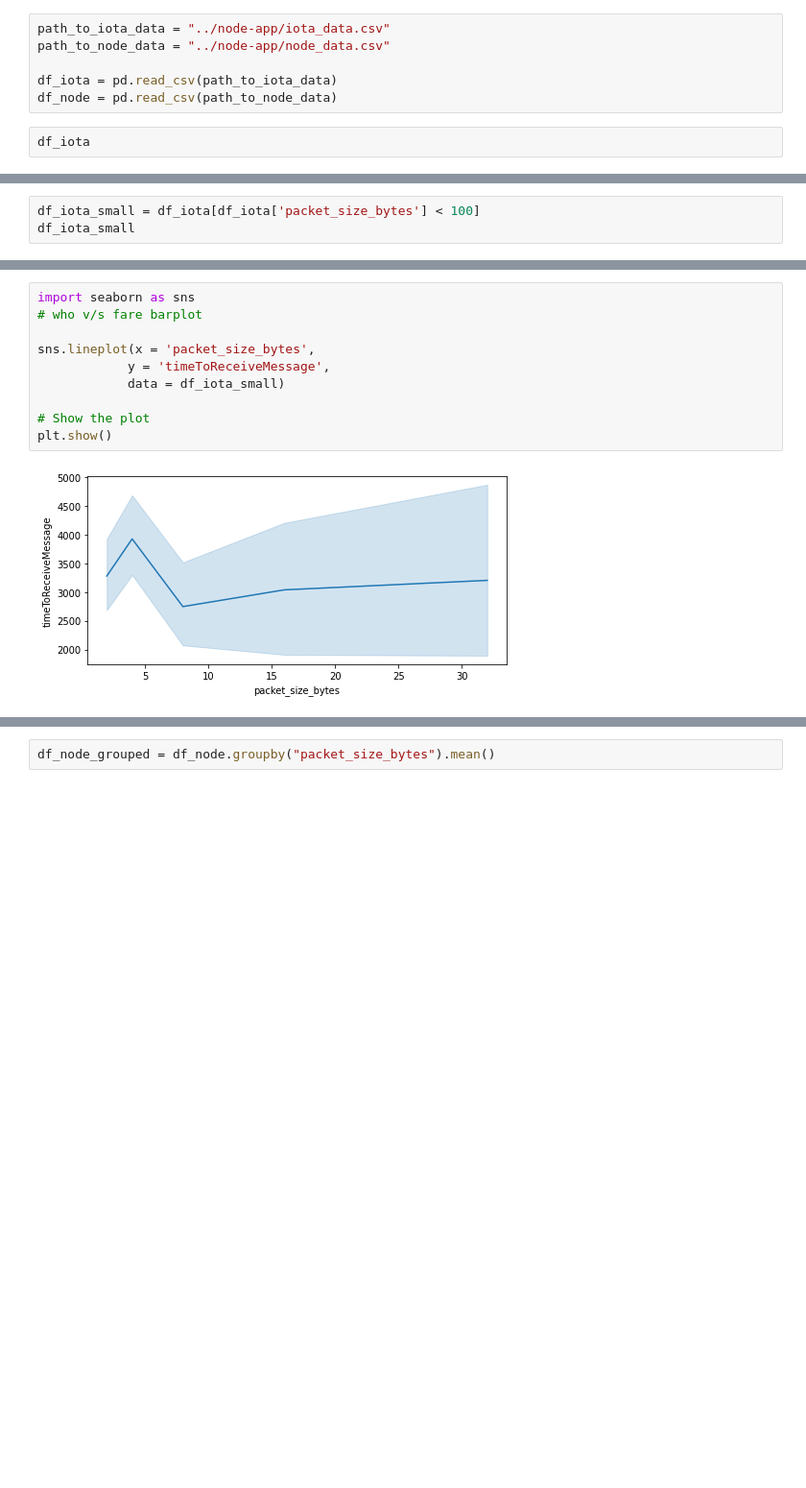
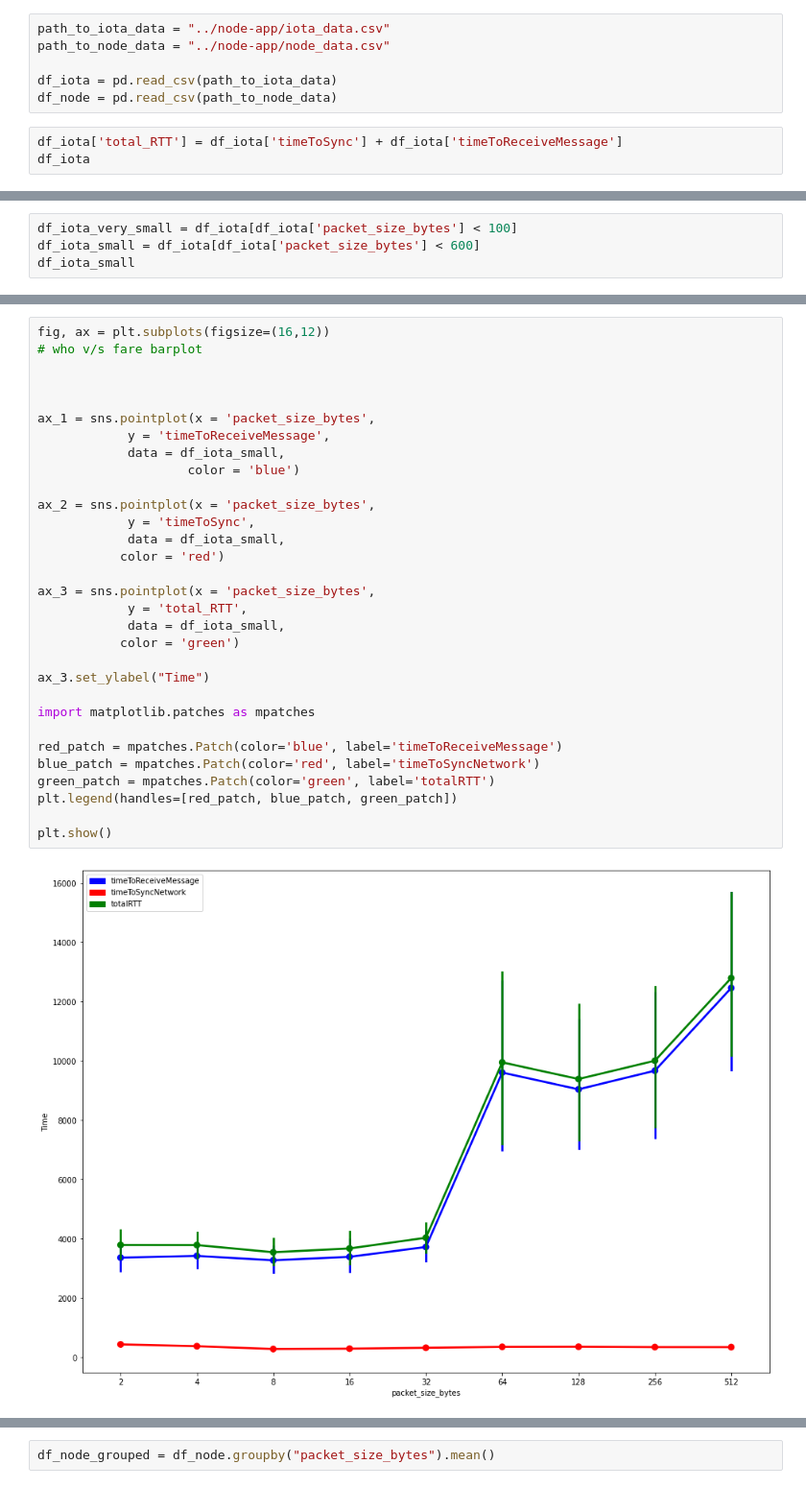
Before and after one commit to jameseoconnor/meng-project-iota-saev, a Jupyter notebook: analysis/Untitled1.ipynb, the cells around one changed output, grey strips where cells are left out. Shown: that part at 96% size. Drawn from its saved outputs; the diff is of its cells as text; blank space fills up the shorter version.

```diff
--- a/analysis/Untitled1.ipynb
+++ b/analysis/Untitled1.ipynb
@@ -8,6 +9,7 @@ path_to_node_data = "../node-app/node_data.csv"
 df_iota = pd.read_csv(path_to_iota_data)
 df_node = pd.read_csv(path_to_node_data)
 # %%
+df_iota['total_RTT'] = df_iota['timeToSync'] + df_iota['timeToReceiveMessage']
 df_iota
 # %% [output]
 |  | datetime | auth_node | sub_node | same_auth_sub | local_pow | timeToSync | timeToReceiveMessage | ... |
@@ -38,5 +40,6 @@ plt.show()
 # %%
-df_iota_small = df_iota[df_iota['packet_size_bytes'] < 100]
+df_iota_very_small = df_iota[df_iota['packet_size_bytes'] < 100]
+df_iota_small = df_iota[df_iota['packet_size_bytes'] < 600]
 df_iota_small
 # %% [output]
 |  | datetime | auth_node | sub_node | same_auth_sub | local_pow | timeToSync | timeToReceiveMessage | ... |
@@ -55,13 +58,34 @@ df_iota_small
 # %%
-import seaborn as sns
+fig, ax = plt.subplots(figsize=(16,12))
 # who v/s fare barplot
 
-sns.lineplot(x = 'packet_size_bytes',
+
+
+ax_1 = sns.pointplot(x = 'packet_size_bytes',
             y = 'timeToReceiveMessage',
-            data = df_iota_small)
+            data = df_iota_small,
+                    color = 'blue')
 
-# Show the plot
+ax_2 = sns.pointplot(x = 'packet_size_bytes',
+            y = 'timeToSync',
+            data = df_iota_small,
+           color = 'red')
+
+ax_3 = sns.pointplot(x = 'packet_size_bytes',
+            y = 'total_RTT',
+            data = df_iota_small,
+           color = 'green')
+
+ax_3.set_ylabel("Time")
+
+import matplotlib.patches as mpatches
+
+red_patch = mpatches.Patch(color='blue', label='timeToReceiveMessage')
+blue_patch = mpatches.Patch(color='red', label='timeToSyncNetwork')
+green_patch = mpatches.Patch(color='green', label='totalRTT')
+plt.legend(handles=[red_patch, blue_patch, green_patch])
+
 plt.show()
 # %% [output]
-[figure, old version]
+[figure, new version]
 # %%
```
Also changed, not shown: parts of 23 cells of this notebook, 10 other files.
